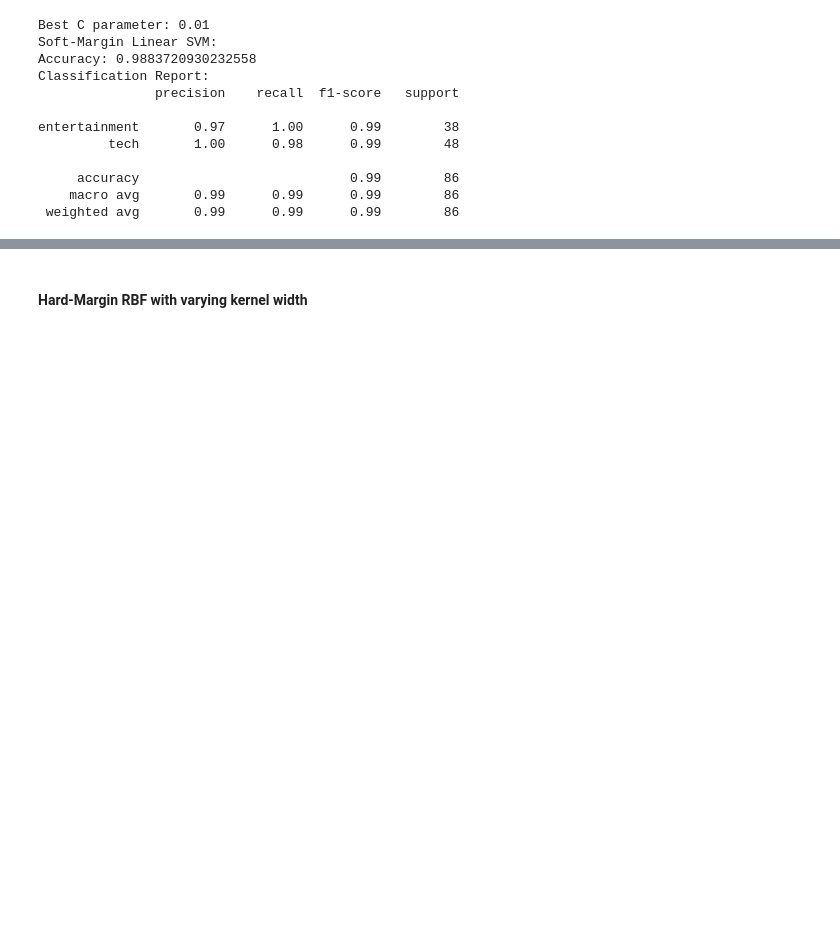
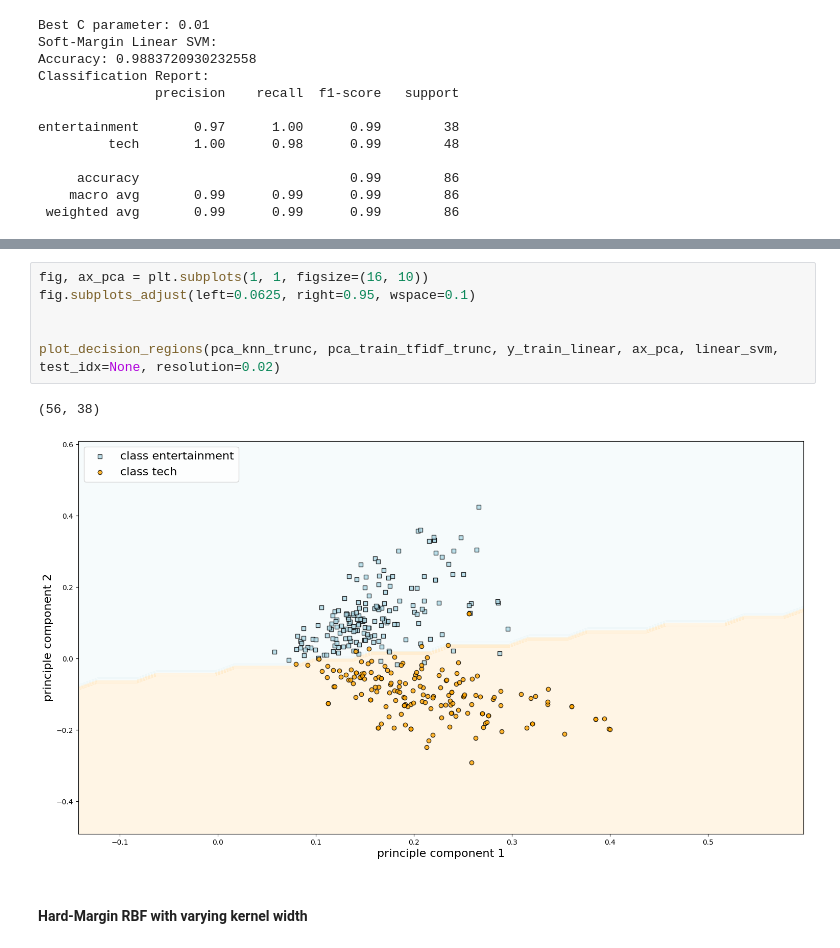
Before and after one commit to jeffcct/Tutorial-5, a Jupyter notebook: Assignment/draft.ipynb, the cells around one changed output, grey strips where cells are left out. Drawn from its saved outputs; the diff is of its cells as text; blank space fills up the shorter version.

```diff
--- a/Assignment/draft.ipynb
+++ b/Assignment/draft.ipynb
@@ -285,3 +492,12 @@ entertainment       0.97      1.00      0.99        38
+# %%
+fig, ax_pca = plt.subplots(1, 1, figsize=(16, 10))
+fig.subplots_adjust(left=0.0625, right=0.95, wspace=0.1)
+
+
+plot_decision_regions(pca_knn_trunc, pca_train_tfidf_trunc, y_train_linear, ax_pca, linear_svm, test_idx=None, resolution=0.02)
+# %% [output]
+(56, 38)
+[figure, added]
 # %% [markdown]
 #### Hard-Margin RBF with varying kernel width
 # %%
```
Also changed, not shown: parts of 22 cells of this notebook, 1 other file.
